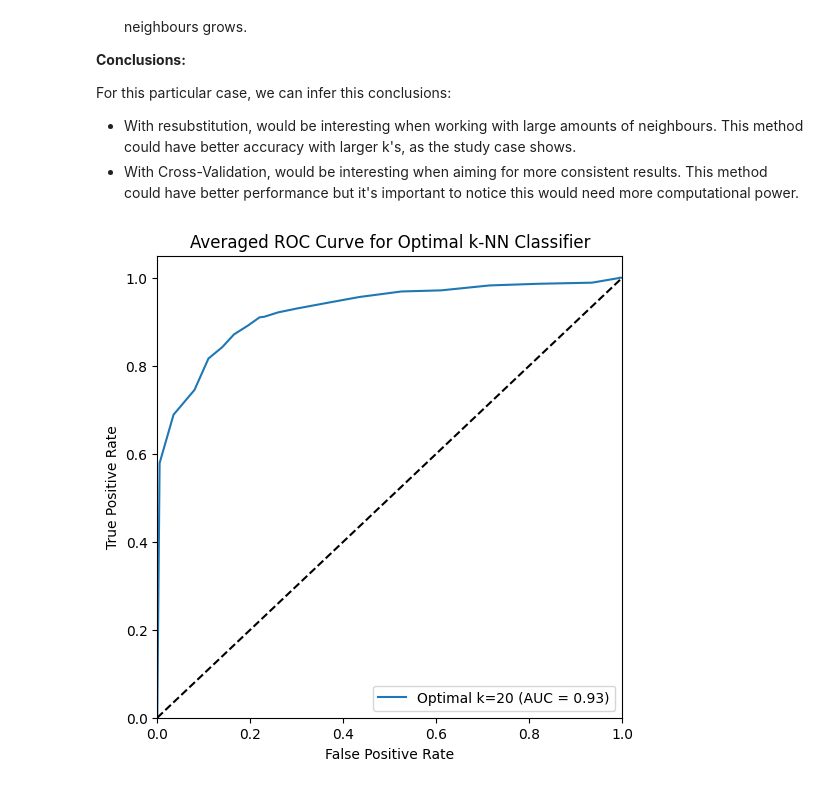
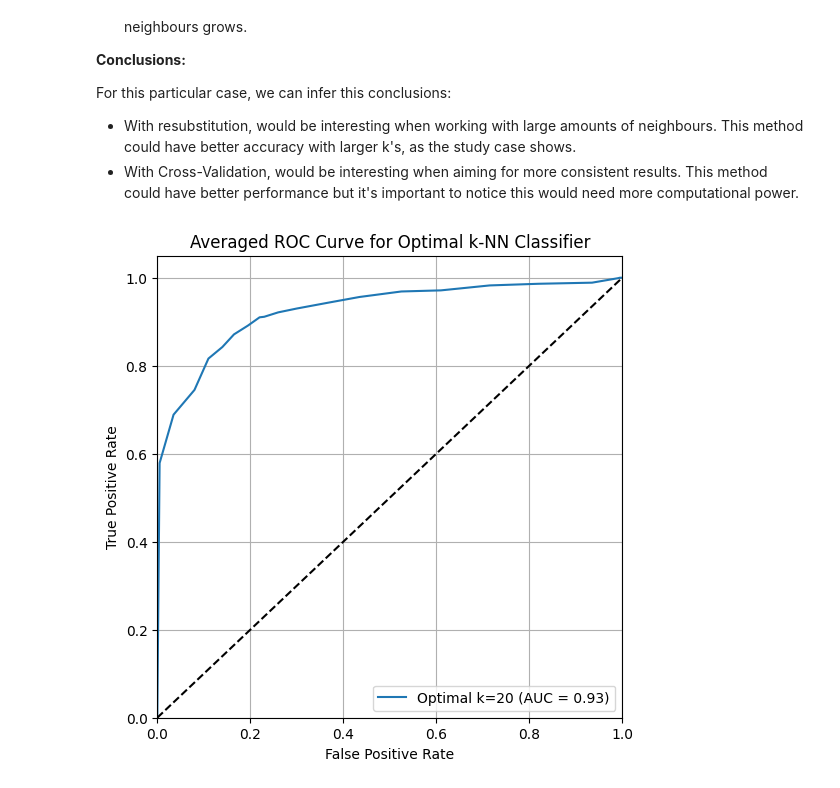
Before and after one commit to Alejandro-GDLF/DMandML, a Jupyter notebook: Pr1/Answer.ipynb, the cells around one changed output. Drawn from its saved outputs; the diff is of its cells as text; code cells hidden in the pictures.

Commit message:
grid for last plt

```diff
--- a/Pr1/Answer.ipynb
+++ b/Pr1/Answer.ipynb
@@ -236,26 +236,27 @@ For this particular case, we can infer this conclusions:
 # %%
 from sklearn.metrics import roc_curve, auc
 from sklearn.model_selection import cross_val_predict
 
 # Select the optimal k
 optimal_k = k_values[np.argmax(cv_accuracies)]
 optimal_knn = KNeighborsClassifier(n_neighbors=optimal_k)
 
 # Averaged ROC curve
 y_scores = cross_val_predict(optimal_knn, Adata, Alab, cv=5, method='predict_proba')[:, 1]
 fpr, tpr, thresholds = roc_curve(Alab, y_scores)
 roc_auc = auc(fpr, tpr)
 
 # Plot ROC curve
 plt.figure(figsize=(6, 6))
 plt.plot(fpr, tpr, label=f'Optimal k={optimal_k} (AUC = {roc_auc:.2f})')
 plt.plot([0, 1], [0, 1], 'k--')
 plt.xlim([0.0, 1.0])
 plt.ylim([0.0, 1.05])
 plt.xlabel('False Positive Rate')
 plt.ylabel('True Positive Rate')
 plt.title('Averaged ROC Curve for Optimal k-NN Classifier')
 plt.legend(loc="lower right")
+plt.grid(True)
 plt.show()
 # %% [output]
-[figure, old version]
+[figure, new version]
```
